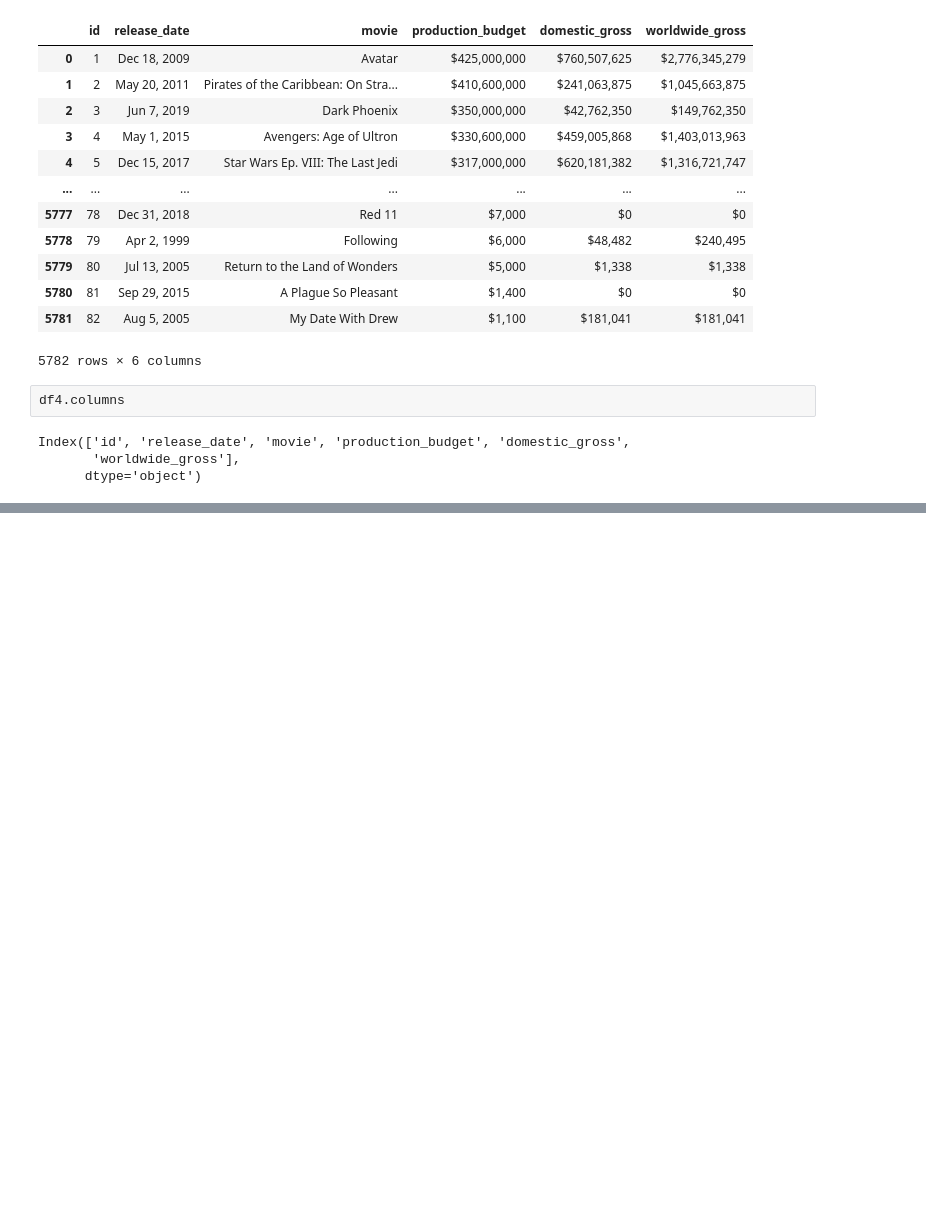
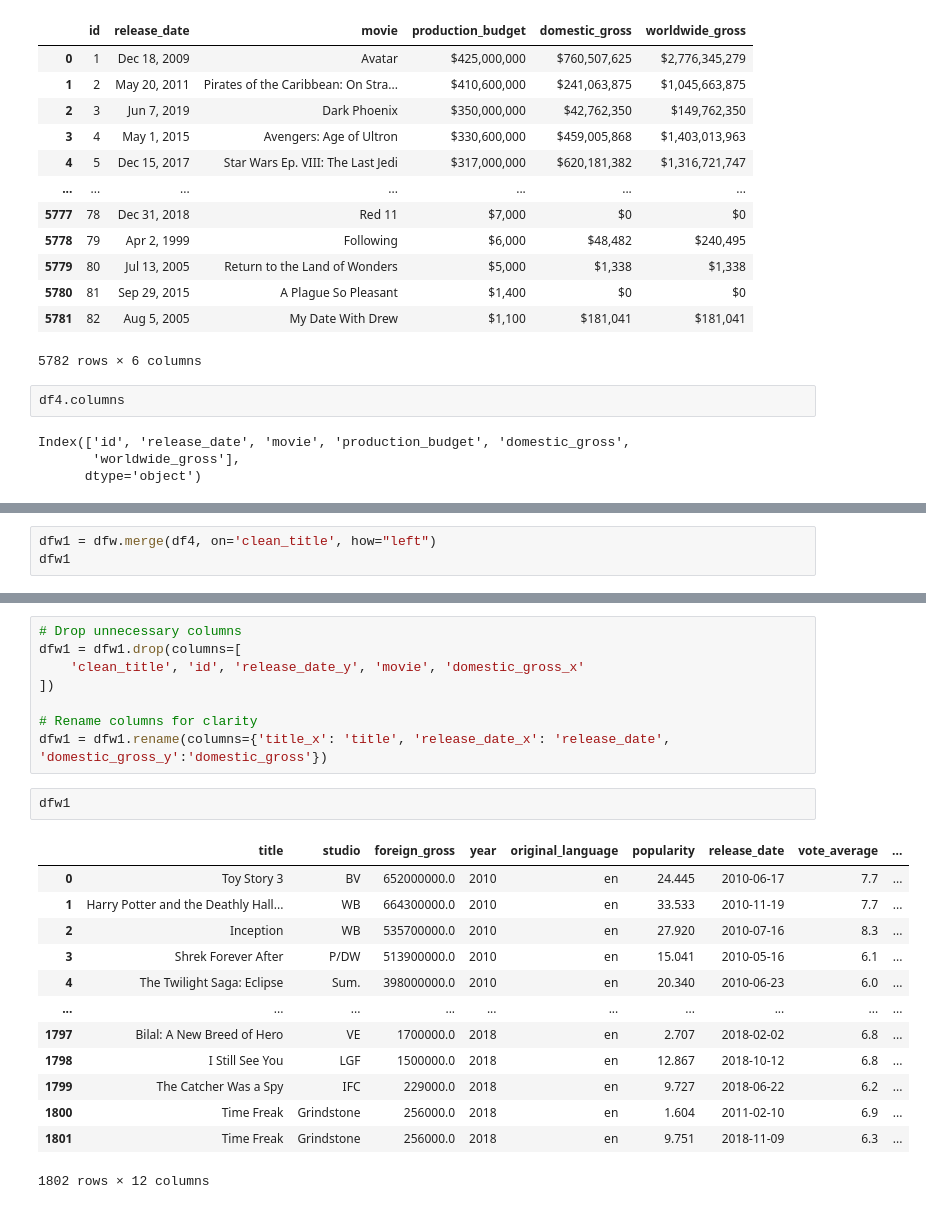
Before and after one commit to Davies125/movie-analysis-project, a Jupyter notebook: movie_analysis.ipynb, the cells around one changed output, grey strips where cells are left out. Cells and saved outputs as stored; diff of their text form; blank space fills up the shorter version.

```diff
--- a/movie_analysis.ipynb
+++ b/movie_analysis.ipynb
@@ -271,0 +260,3 @@ df_df2 = df.merge(df2, left_on='id', right_on='id', how='inner')
+# %%
+dfw1 = dfw.merge(df4, on='clean_title', how="left")
+dfw1
@@ -271,0 +277,24 @@ df_df2 = df.merge(df2, left_on='id', right_on='id', how='inner')
+# %%
+# Drop unnecessary columns
+dfw1 = dfw1.drop(columns=[
+    'clean_title', 'id', 'release_date_y', 'movie', 'domestic_gross_x'
+])
+
+# Rename columns for clarity
+dfw1 = dfw1.rename(columns={'title_x': 'title', 'release_date_x': 'release_date', 'domestic_gross_y':'domestic_gross'})
+# %%
+dfw1
+# %% [output]
+|  | title | studio | foreign_gross | year | original_language | popularity | release_date | vote_average | ... |
+| 0 | Toy Story 3 | BV | 652000000.0 | 2010 | en | 24.445 | 2010-06-17 | 7.7 | ... |
+| 1 | Harry Potter and the Deathly Hall... | WB | 664300000.0 | 2010 | en | 33.533 | 2010-11-19 | 7.7 | ... |
+| 2 | Inception | WB | 535700000.0 | 2010 | en | 27.920 | 2010-07-16 | 8.3 | ... |
+| 3 | Shrek Forever After | P/DW | 513900000.0 | 2010 | en | 15.041 | 2010-05-16 | 6.1 | ... |
+| 4 | The Twilight Saga: Eclipse | Sum. | 398000000.0 | 2010 | en | 20.340 | 2010-06-23 | 6.0 | ... |
+| ... | ... | ... | ... | ... | ... | ... | ... | ... | ... |
+| 1797 | Bilal: A New Breed of Hero | VE | 1700000.0 | 2018 | en | 2.707 | 2018-02-02 | 6.8 | ... |
+| 1798 | I Still See You | LGF | 1500000.0 | 2018 | en | 12.867 | 2018-10-12 | 6.8 | ... |
+| 1799 | The Catcher Was a Spy | IFC | 229000.0 | 2018 | en | 9.727 | 2018-06-22 | 6.2 | ... |
+| 1800 | Time Freak | Grindstone | 256000.0 | 2018 | en | 1.604 | 2011-02-10 | 6.9 | ... |
+| 1801 | Time Freak | Grindstone | 256000.0 | 2018 | en | 9.751 | 2018-11-09 | 6.3 | ... |
+1802 rows × 12 columns
```
Also changed, not shown: parts of 55 cells of this notebook, 1 other file.
